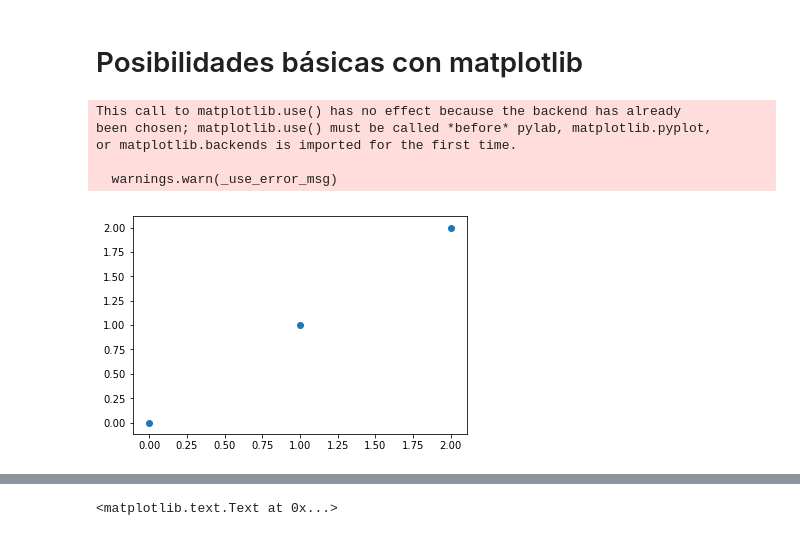
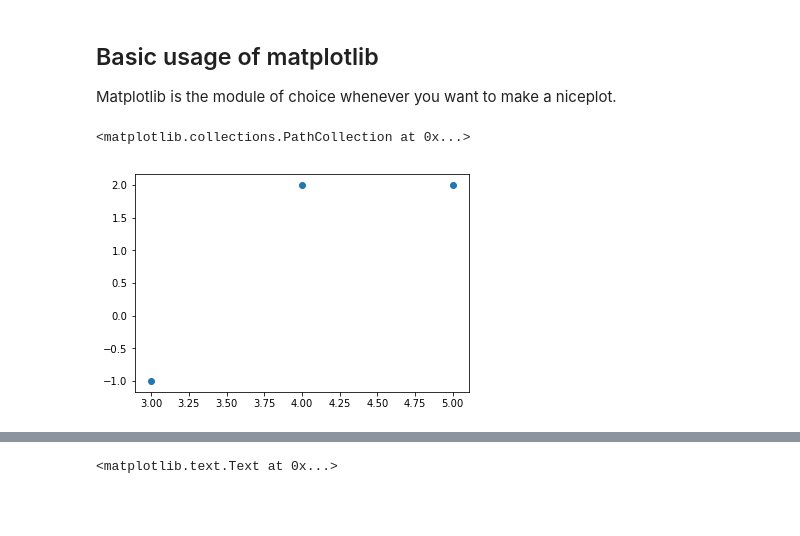
Before and after one commit to AndeanROAD/PythonISYA, a Jupyter notebook: 03.NumpyMatplotlib/04_plotting.ipynb, the cells around one changed output, grey strips where cells are left out. Drawn from its saved outputs; the diff is of its cells as text; code cells hidden in the pictures; blank space fills up the shorter version.

```diff
--- a/03.NumpyMatplotlib/04_plotting.ipynb
+++ b/03.NumpyMatplotlib/04_plotting.ipynb
@@ -1,21 +1,4 @@
-# %% [markdown]
-# Posibilidades básicas con matplotlib
-# %%
-import matplotlib
-matplotlib.use('Agg')
-%matplotlib inline
-
-import numpy as np
-import matplotlib.pyplot as plt
-# %% [output]
-This call to matplotlib.use() has no effect because the backend has already
-been chosen; matplotlib.use() must be called *before* pylab, matplotlib.pyplot,
-or matplotlib.backends is imported for the first time.
-
-  warnings.warn(_use_error_msg)
-# %%
-plt.figure() # Create and empty figure
-plt.scatter(range(3),range(3)) # One plot
-plt.show()
-# %% [output]
-[figure, removed]
+# %% [markdown]
+## Basic usage of matplotlib
+
+Matplotlib is the module of choice whenever you want to make a niceplot.
@@ -22 +15,10 @@ plt.show()
+# %%
+# This is a simple example to make an scatter plot
+plt.figure() # Create and empty figure
+x = [3,4,5]
+y = [-1,2,2]
+plt.scatter(x,y)
+# %% [output]
+<matplotlib.collections.PathCollection at 0x...>
+[figure, added]
 # %%
```
Also changed, not shown: parts of 12 cells of this notebook, 1 other file.
